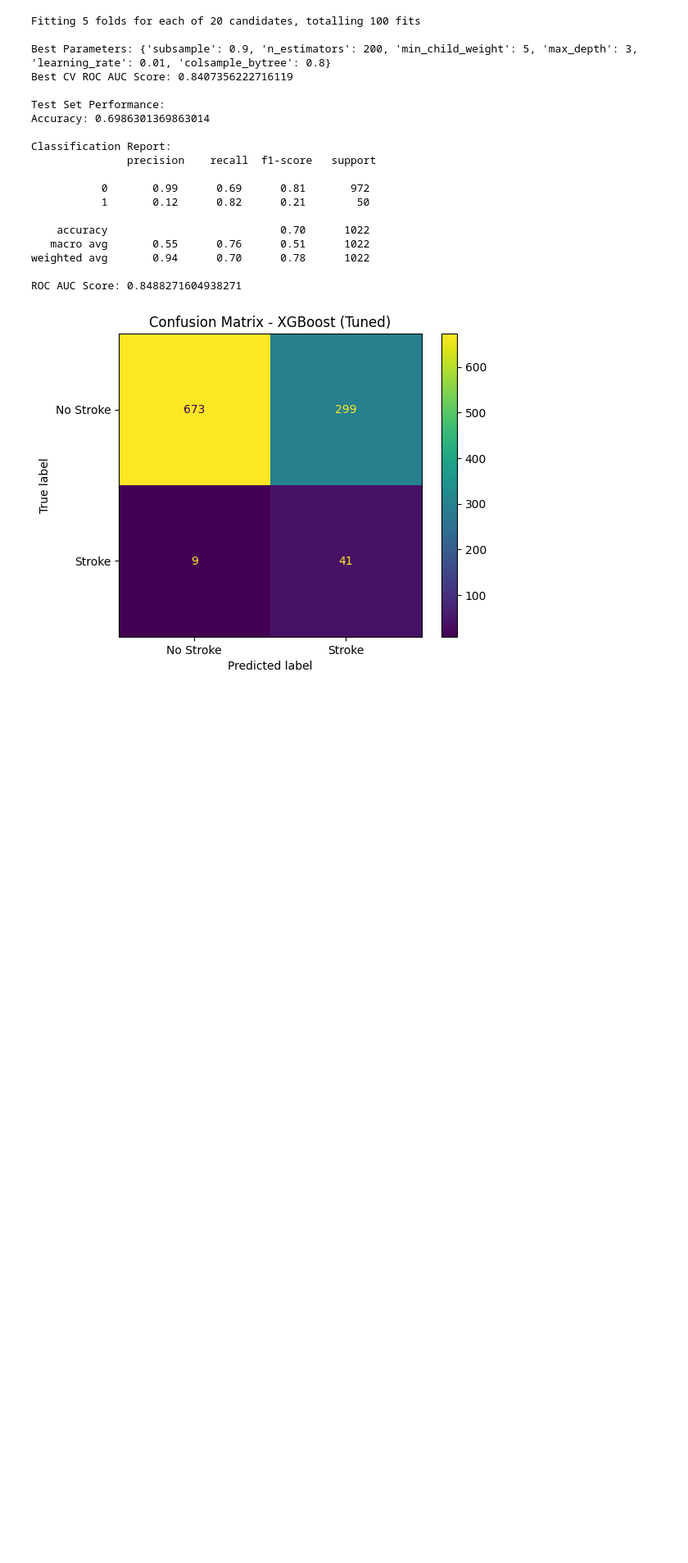
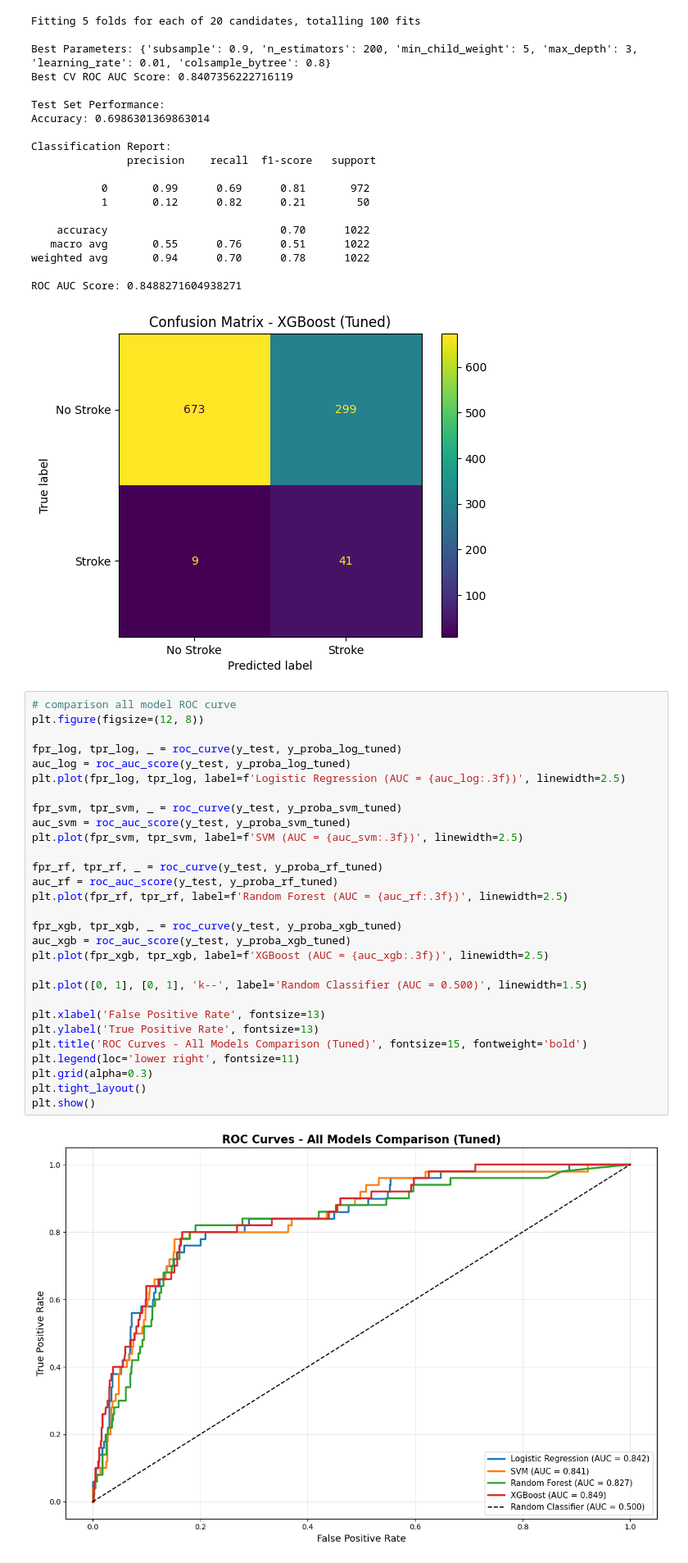
Before and after one commit to neylami/stroke-prediction-with-machine-learning, a Jupyter notebook: ML-stroke.ipynb, the cells around one changed output. Shown at 82% size. Drawn from its saved outputs; the diff is of its cells as text; blank space fills up the shorter version.

Commit message:
roc curve plot

```diff
--- a/ML-stroke.ipynb
+++ b/ML-stroke.ipynb
@@ -581,3 +581,34 @@ weighted avg       0.94      0.70      0.78      1022
 
 ROC AUC Score: 0.8488271604938271
 [figure]
+# %%
+# comparison all model ROC curve
+plt.figure(figsize=(12, 8))
+
+fpr_log, tpr_log, _ = roc_curve(y_test, y_proba_log_tuned)
+auc_log = roc_auc_score(y_test, y_proba_log_tuned)
+plt.plot(fpr_log, tpr_log, label=f'Logistic Regression (AUC = {auc_log:.3f})', linewidth=2.5)
+
+fpr_svm, tpr_svm, _ = roc_curve(y_test, y_proba_svm_tuned)
+auc_svm = roc_auc_score(y_test, y_proba_svm_tuned)
+plt.plot(fpr_svm, tpr_svm, label=f'SVM (AUC = {auc_svm:.3f})', linewidth=2.5)
+
+fpr_rf, tpr_rf, _ = roc_curve(y_test, y_proba_rf_tuned)
+auc_rf = roc_auc_score(y_test, y_proba_rf_tuned)
+plt.plot(fpr_rf, tpr_rf, label=f'Random Forest (AUC = {auc_rf:.3f})', linewidth=2.5)
+
+fpr_xgb, tpr_xgb, _ = roc_curve(y_test, y_proba_xgb_tuned)
+auc_xgb = roc_auc_score(y_test, y_proba_xgb_tuned)
+plt.plot(fpr_xgb, tpr_xgb, label=f'XGBoost (AUC = {auc_xgb:.3f})', linewidth=2.5)
+
+plt.plot([0, 1], [0, 1], 'k--', label='Random Classifier (AUC = 0.500)', linewidth=1.5)
+
+plt.xlabel('False Positive Rate', fontsize=13)
+plt.ylabel('True Positive Rate', fontsize=13)
+plt.title('ROC Curves - All Models Comparison (Tuned)', fontsize=15, fontweight='bold')
+plt.legend(loc='lower right', fontsize=11)
+plt.grid(alpha=0.3)
+plt.tight_layout()
+plt.show()
+# %% [output]
+[figure, added]
```
